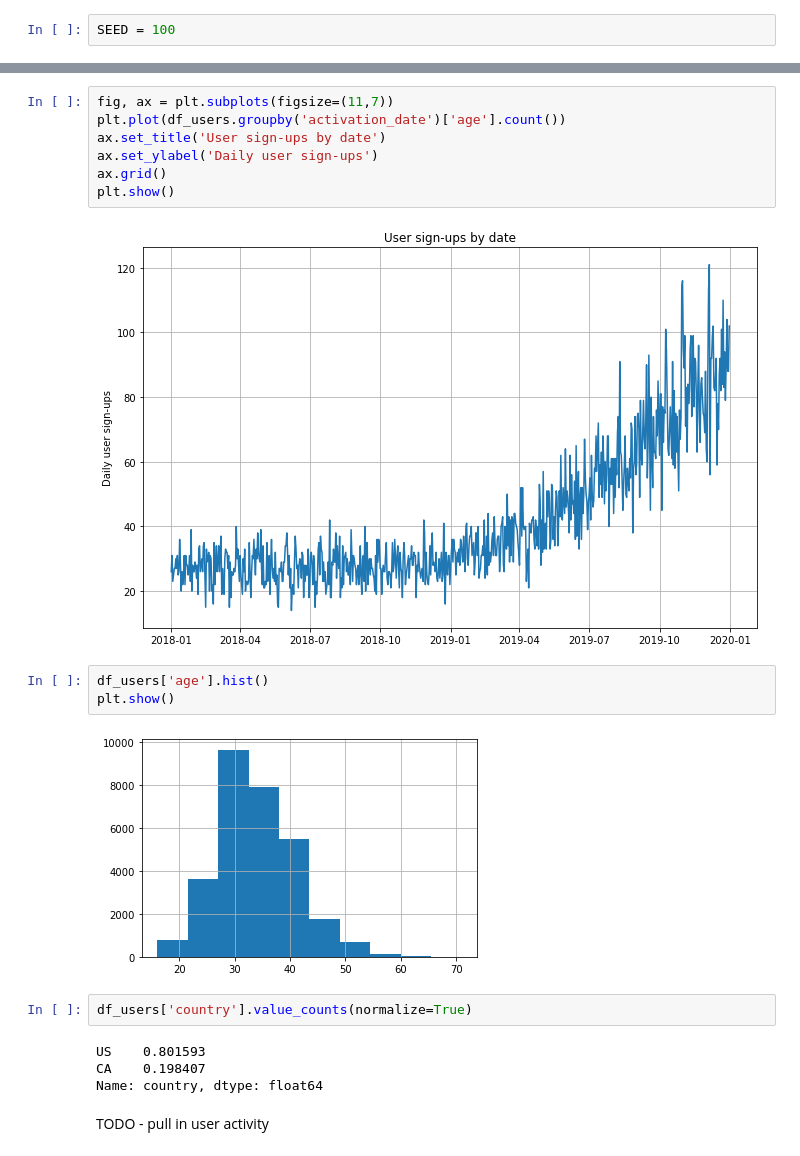
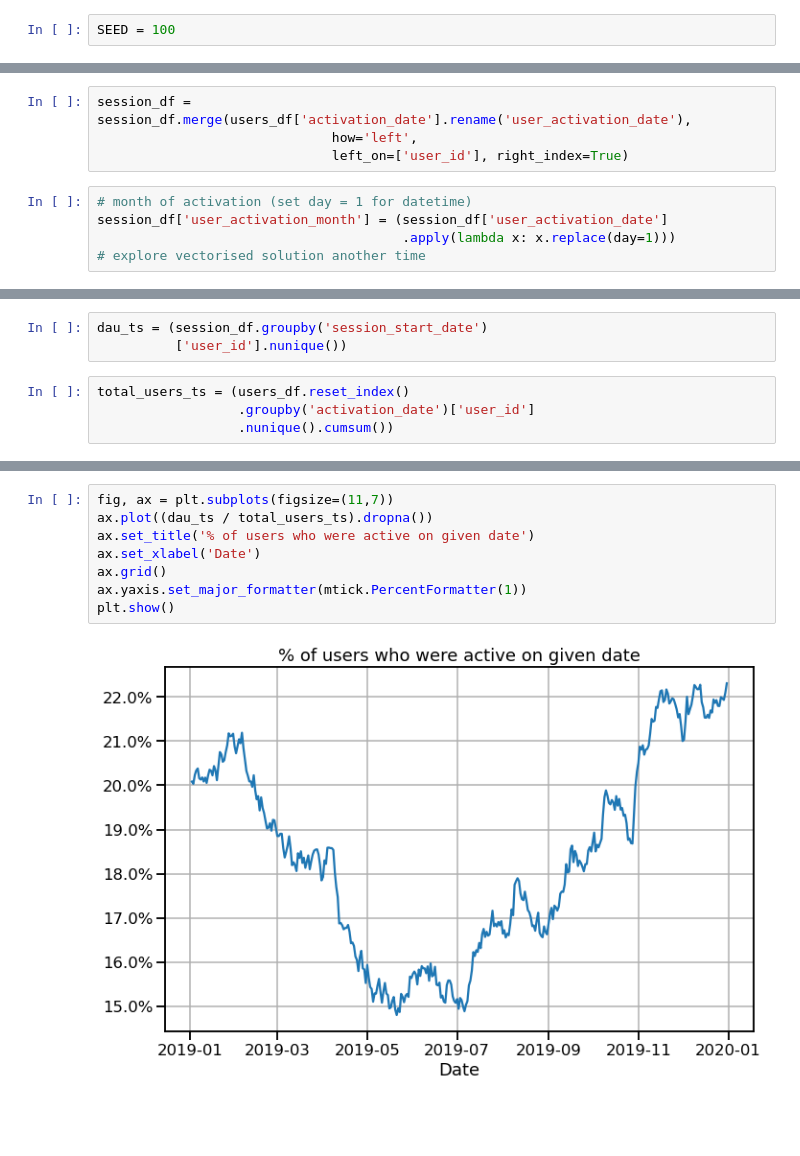
Before and after one commit to mfarragher/saas-business-simulation, a Jupyter notebook: notebooks/01_user-dataset-analytics.ipynb, the cells around one changed output, grey strips where cells are left out. Cells and saved outputs as stored; diff of their text form; blank space fills up the shorter version.

Commit message:
Session data analytics - DAU and retention

```diff
--- a/notebooks/01_user-dataset-analytics.ipynb
+++ b/notebooks/01_user-dataset-analytics.ipynb
@@ -42,0 +106,9 @@ len(df_users)
+# %%
+session_df = session_df.merge(users_df['activation_date'].rename('user_activation_date'),
+                              how='left',
+                              left_on=['user_id'], right_index=True)
+# %%
+# month of activation (set day = 1 for datetime)
+session_df['user_activation_month'] = (session_df['user_activation_date']
+                                       .apply(lambda x: x.replace(day=1)))
+# explore vectorised solution another time
@@ -42,0 +121,7 @@ len(df_users)
+# %%
+dau_ts = (session_df.groupby('session_start_date')
+          ['user_id'].nunique())
+# %%
+total_users_ts = (users_df.reset_index()
+                  .groupby('activation_date')['user_id']
+                  .nunique().cumsum())
@@ -43,22 +142,10 @@ len(df_users)
 # %%
 fig, ax = plt.subplots(figsize=(11,7))
-plt.plot(df_users.groupby('activation_date')['age'].count())
-ax.set_title('User sign-ups by date')
-ax.set_ylabel('Daily user sign-ups')
+ax.plot((dau_ts / total_users_ts).dropna())
+ax.set_title('% of users who were active on given date')
+ax.set_xlabel('Date')
 ax.grid()
+ax.yaxis.set_major_formatter(mtick.PercentFormatter(1))
 plt.show()
 # %% [output]
-[figure, old version]
+[figure, new version]
-# %%
-df_users['age'].hist()
-plt.show()
-# %% [output]
-[figure, removed]
-# %%
-df_users['country'].value_counts(normalize=True)
-# %% [output]
-US    0.801593
-CA    0.198407
-Name: country, dtype: float64
-# %% [markdown]
-TODO - pull in user activity
```
Also changed, not shown: parts of 32 cells of this notebook.
